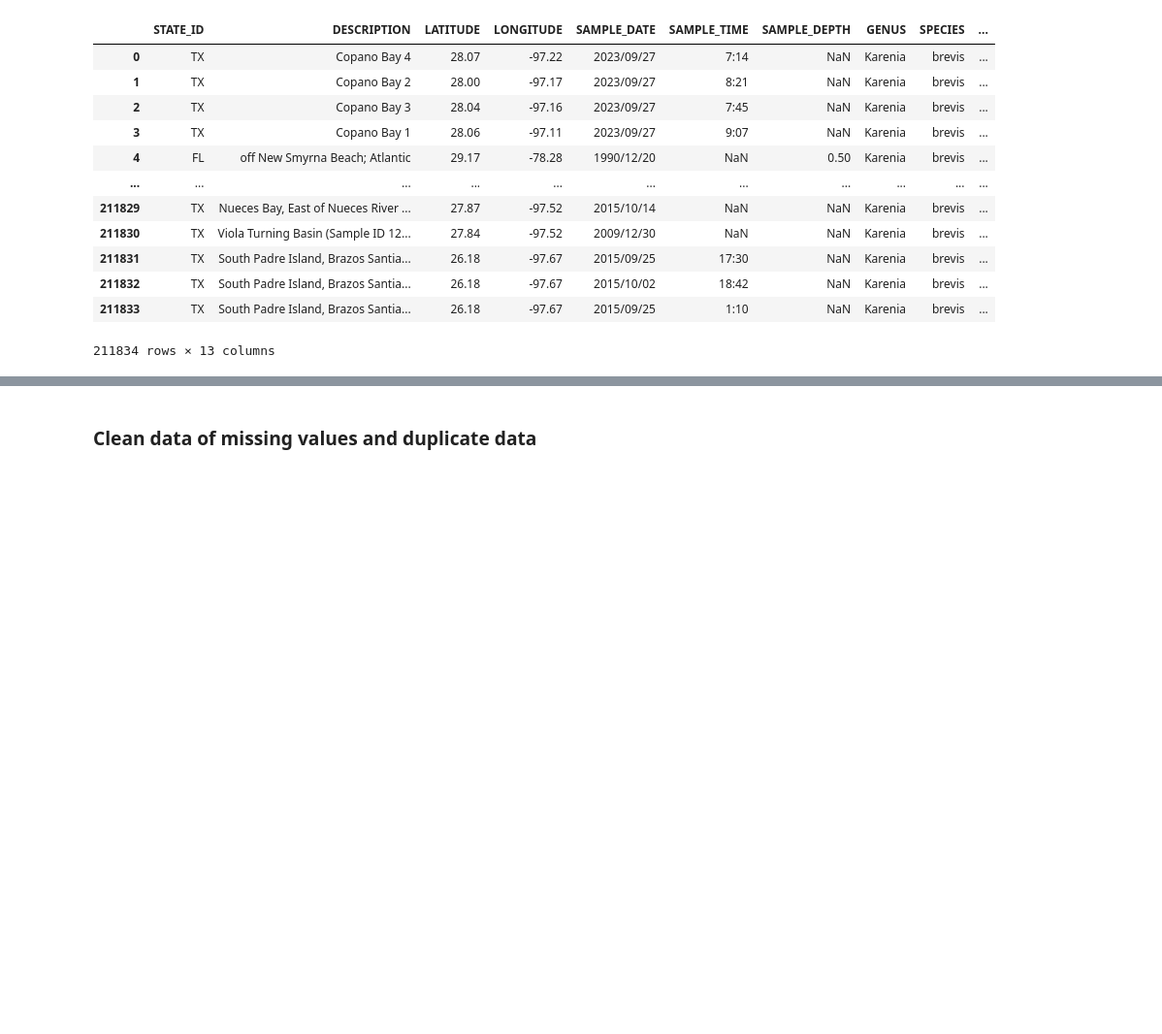
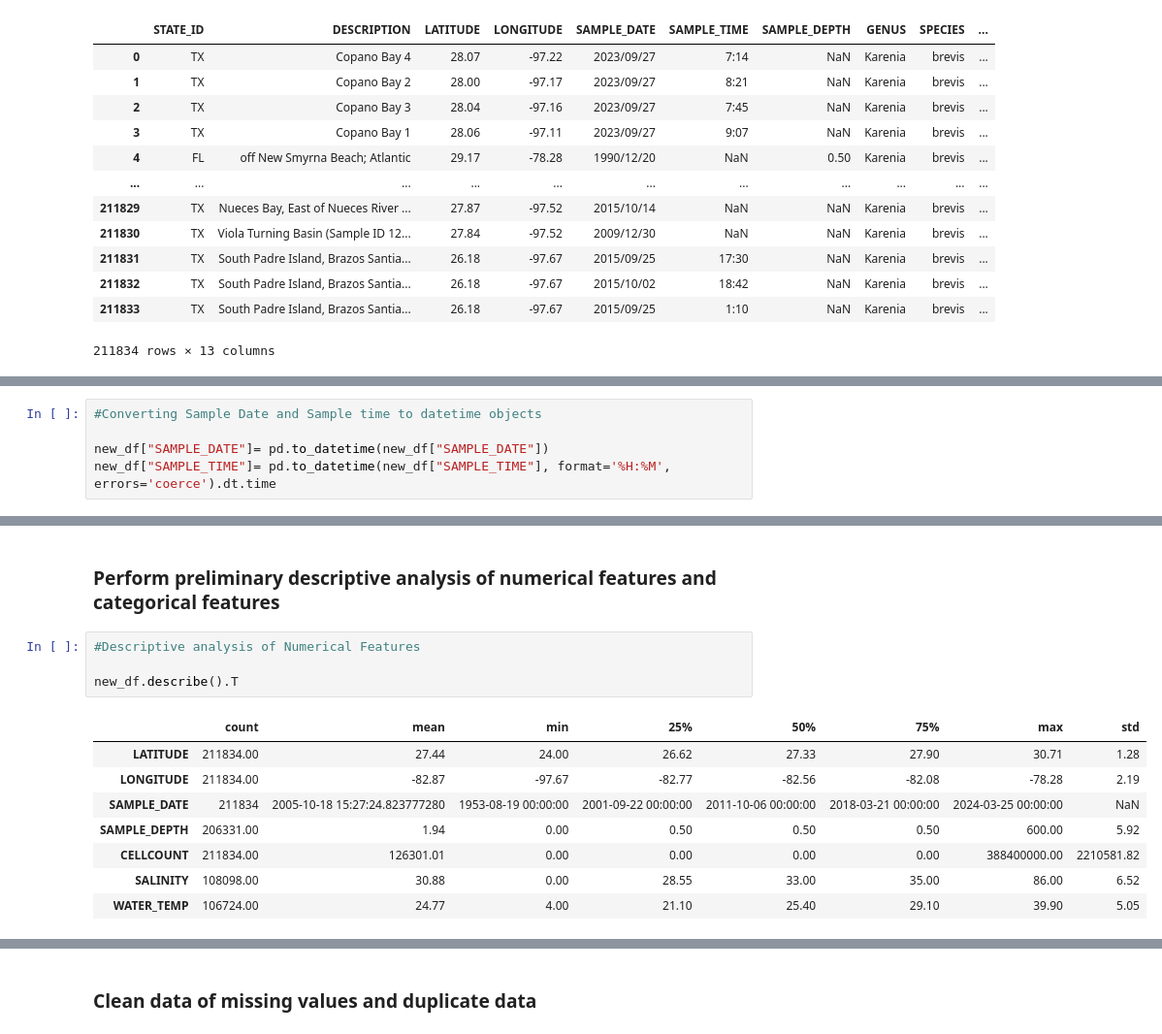
Before and after one commit to btokoli/Spotting-the-Unseen-Anomaly-Detection-in-Water-Quality-for-Early-Algal-Bloom-Warnings, a Jupyter notebook: analysis.ipynb, the cells around one changed output, grey strips where cells are left out. Shown at 97% size. Saved outputs shown, nothing was run; the diff lists cells and outputs as text; blank space fills up the shorter version.

Commit message:
analysis

```diff
--- a/analysis.ipynb
+++ b/analysis.ipynb
@@ -137,0 +161,5 @@ new_df
+# %%
+#Converting Sample Date and Sample time to datetime objects
+
+new_df["SAMPLE_DATE"]= pd.to_datetime(new_df["SAMPLE_DATE"])
+new_df["SAMPLE_TIME"]= pd.to_datetime(new_df["SAMPLE_TIME"], format='%H:%M', errors='coerce').dt.time
@@ -137,0 +189,15 @@ new_df
+# %% [markdown]
+### Perform preliminary descriptive analysis of numerical features and categorical features
+# %%
+#Descriptive analysis of Numerical Features
+
+new_df.describe().T
+# %% [output]
+|  | count | mean | min | 25% | 50% | 75% | max | std |
+| LATITUDE | 211834.00 | 27.44 | 24.00 | 26.62 | 27.33 | 27.90 | 30.71 | 1.28 |
+| LONGITUDE | 211834.00 | -82.87 | -97.67 | -82.77 | -82.56 | -82.08 | -78.28 | 2.19 |
+| SAMPLE_DATE | 211834 | 2005-10-18 15:27:24.823777280 | 1953-08-19 00:00:00 | 2001-09-22 00:00:00 | 2011-10-06 00:00:00 | 2018-03-21 00:00:00 | 2024-03-25 00:00:00 | NaN |
+| SAMPLE_DEPTH | 206331.00 | 1.94 | 0.00 | 0.50 | 0.50 | 0.50 | 600.00 | 5.92 |
+| CELLCOUNT | 211834.00 | 126301.01 | 0.00 | 0.00 | 0.00 | 0.00 | 388400000.00 | 2210581.82 |
+| SALINITY | 108098.00 | 30.88 | 0.00 | 28.55 | 33.00 | 35.00 | 86.00 | 6.52 |
+| WATER_TEMP | 106724.00 | 24.77 | 4.00 | 21.10 | 25.40 | 29.10 | 39.90 | 5.05 |
```
Also changed, not shown: parts of 12 cells of this notebook.
